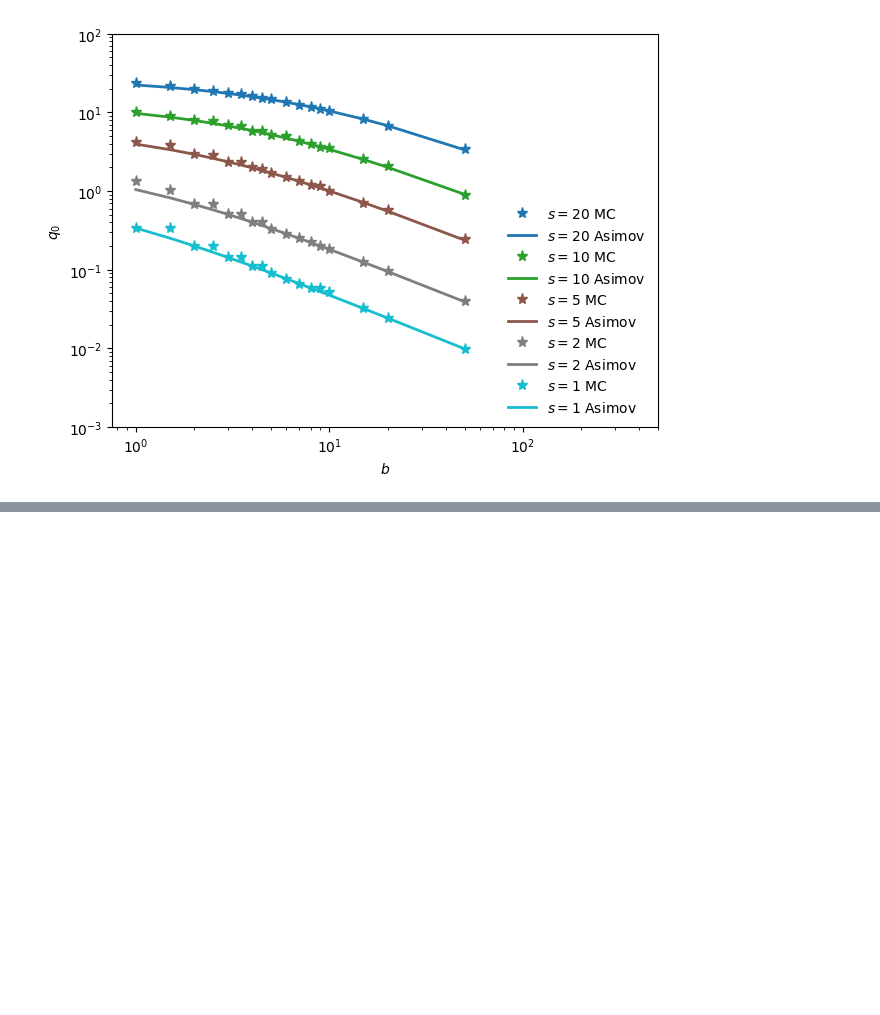
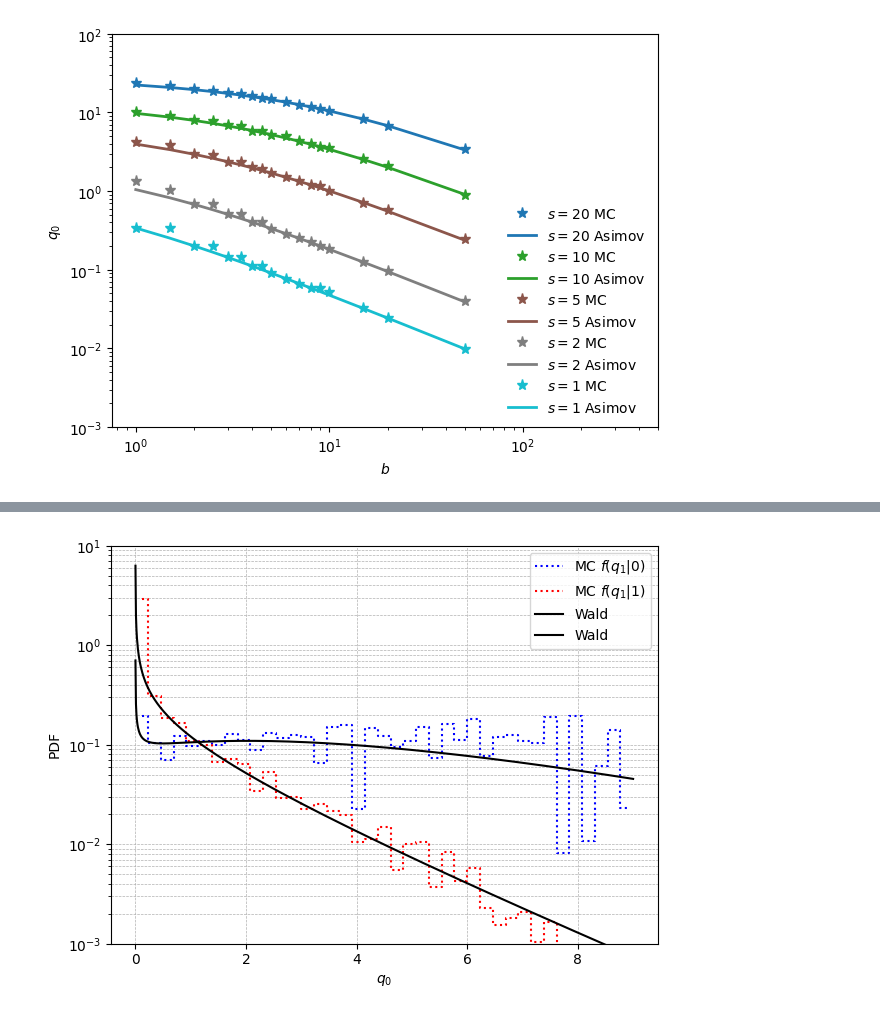
Before and after one commit to andrex-naranjas/cowan_statistics_test, a Jupyter notebook: Notebooks/CowanTutorials_Stats.ipynb, the cells around one changed output, grey strips where cells are left out. Drawn from its saved outputs; the diff is of its cells as text; code cells hidden in the pictures; blank space fills up the shorter version.

```diff
--- a/Notebooks/CowanTutorials_Stats.ipynb
+++ b/Notebooks/CowanTutorials_Stats.ipynb
@@ -475,0 +526,12 @@ plt.show()
+# %%
+def q_estimator(n, m, s, mu, tau, mu_hat, b_hat, b_hat_mu):
+    """
+    missing documentation (MC simulation)
+    """
+    log_like_cond = n*np.log(mu*s + b_hat_mu)   - mu*s     - b_hat_mu + m*np.log(tau*b_hat_mu) -tau*b_hat_mu
+    log_like_max  = n*np.log(mu_hat*s + b_hat)  - mu_hat*s - b_hat    + m*np.log(tau*b_hat)    -tau*b_hat
+
+    if mu_hat <= mu:
+        return (-2.0)*(log_like_cond - log_like_max)
+    elif mu_hat > mu:
+        return 0
@@ -475,0 +540,88 @@ plt.show()
+# %%
+# Based on G. Cowan paper [Eur. Phys. J. C (2011) 71: 1554]
+#np.random.seed(11)
+
+# parameters
+tau = 1
+b = 10 #9
+s = 10 #6
+n_events = 100000
+
+# MC simulation
+mu = 1             # statistic of interest
+mu_prime = 0       # data
+n_obs = np.random.poisson(lam=mu_prime * s + b, size=n_events)
+m_obs = np.random.poisson(lam=tau * b, size=n_events)
+q10_mc = np.zeros(n_events)
+
+for i in range(n_events):
+    n = n_obs[i]
+    m = m_obs[i]
+    mu_hat = max(0.0, (n - m / tau) / s)
+    b_hat = m / tau
+
+    first_term = (n + m - (1 + tau) * mu * s) / (2 * (1 + tau))
+    second_term = ((n + m - (1 + tau) * mu * s) ** 2 + 4 * (1 + tau) * m * mu * s) / (4 * (1 + tau) ** 2)
+    b_hat_mu = first_term + np.sqrt(second_term)
+
+    if mu_hat > 0 or True:
+        q10_mc[i] = q_estimator(n, m, s, mu, tau, mu_hat, b_hat, b_hat_mu)
+
+
+# MC simulation
+mu = 1             # statistic of interest
+mu_prime = 1       # data
+n_obs = np.random.poisson(lam=mu_prime * s + b, size=n_events)
+m_obs = np.random.poisson(lam=tau * b, size=n_events)
+q11_mc = np.zeros(n_events)
+
+for i in range(n_events):
+    n = n_obs[i]
+    m = m_obs[i]
+    mu_hat = max(0.0, (n - m / tau) / s)
+    b_hat = m / tau
+
+    first_term = (n + m - (1 + tau) * mu * s) / (2 * (1 + tau))
+    second_term = ((n + m - (1 + tau) * mu * s) ** 2 + 4 * (1 + tau) * m * mu * s) / (4 * (1 + tau) ** 2)
+    b_hat_mu = first_term + np.sqrt(second_term)
+
+    if mu_hat > 0 or True:
+        q11_mc[i] = q_estimator(n, m, s, mu, tau, mu_hat, b_hat, b_hat_mu)
+
+
+# plot
+bins = np.linspace(0, 9, 40)
+centers = 0.5 * (bins[:-1] + bins[1:])
+
+# histogram for
+hist_0, _ = np.histogram(q10_mc, bins=bins, density=True)
+plt.step(centers, hist_0, where='mid', label=r'MC $f(q_1|0)$', color='blue', linestyle='dotted')
+
+# histogram for H1
+hist_1, _ = np.histogram(q11_mc, bins=bins, density=True)
+plt.step(centers, hist_1, where='mid', label=r'MC $f(q_1|1)$', color='red', linestyle='dotted')
+
+# Theoretical curves
+q1_vals = np.linspace(0.001, 9, 1000)
+
+mu = 1             # statistic of interest
+mu_prime = 0       # data
+sigmaA = sigma_asimov(mu, mu_prime, s, b, tau) # calculation of Asimov sigma
+plt.plot(q1_vals, f_qmu_given_mu_prime(q1_vals, mu=mu, mu_prime=mu_prime, sigma=sigmaA), 'k-', label=r'Wald')
+
+mu = 1             # statistic of interest
+mu_prime = 1       # data
+sigmaA = sigma_asimov(mu, mu_prime, s, b, tau) # calculation of Asimov sigma
+plt.plot(q1_vals, f_qmu_given_mu_prime(q1_vals, mu=mu, mu_prime=mu_prime, sigma=sigmaA), 'k-', label=r'Wald')
+
+
+plt.yscale('log')
+plt.ylim(1e-3, 10)
+plt.xlabel(r'$q_0$')
+plt.ylabel('PDF')
+plt.legend()
+plt.grid(True, which='both', linestyle='--', linewidth=0.5)
+plt.tight_layout()
+plt.show()
+# %% [output]
+[figure, added]
```
Also changed, not shown: parts of 8 cells of this notebook.
